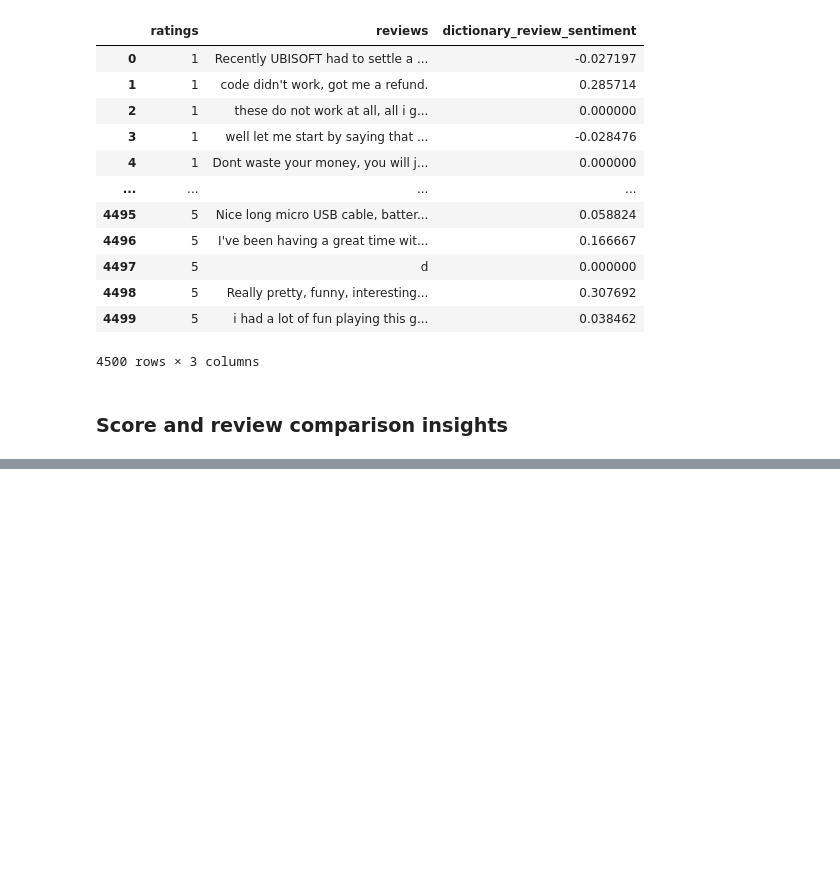
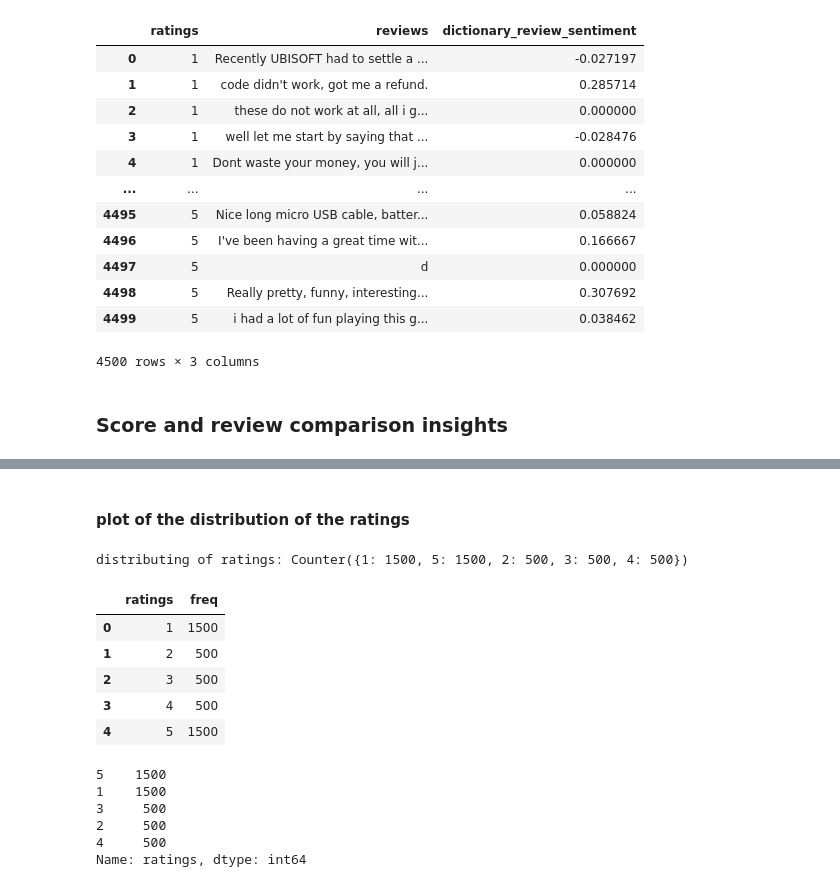
Before and after one commit to Shuaib-8/NLP-growth-hacking-project, a Jupyter notebook: task2-dict-based-sentiment-anal/dictionary-based-sentiment-analyser.ipynb, the cells around one changed output, grey strips where cells are left out. Drawn from its saved outputs; the diff is of its cells as text; code cells hidden in the pictures; blank space fills up the shorter version.

```diff
--- a/task2-dict-based-sentiment-anal/dictionary-based-sentiment-analyser.ipynb
+++ b/task2-dict-based-sentiment-anal/dictionary-based-sentiment-analyser.ipynb
@@ -254,0 +268,2 @@ df.to_csv('review_corpus_dictionary_based_sentiment.csv', index=False)
+# %% [markdown]
+#### plot of the distribution of the ratings
@@ -254,0 +273,26 @@ df.to_csv('review_corpus_dictionary_based_sentiment.csv', index=False)
+# %%
+ratings = df['ratings'].tolist()
+ratings_freq = Counter(ratings)
+print(f'distributing of ratings: {ratings_freq}')
+# %% [output]
+distributing of ratings: Counter({1: 1500, 5: 1500, 2: 500, 3: 500, 4: 500})
+# %%
+ratings_freq_df = pd.DataFrame({'ratings': [*ratings_freq.keys()], 'freq':[*ratings_freq.values()]})
+ratings_freq_df
+# %% [output]
+|  | ratings | freq |
+| 0 | 1 | 1500 |
+| 1 | 2 | 500 |
+| 2 | 3 | 500 |
+| 3 | 4 | 500 |
+| 4 | 5 | 1500 |
+# %%
+# Similar solution using pandas
+df['ratings'].value_counts()
+# %% [output]
+5    1500
+1    1500
+3     500
+2     500
+4     500
+Name: ratings, dtype: int64
```
Also changed, not shown: parts of 22 cells of this notebook.
